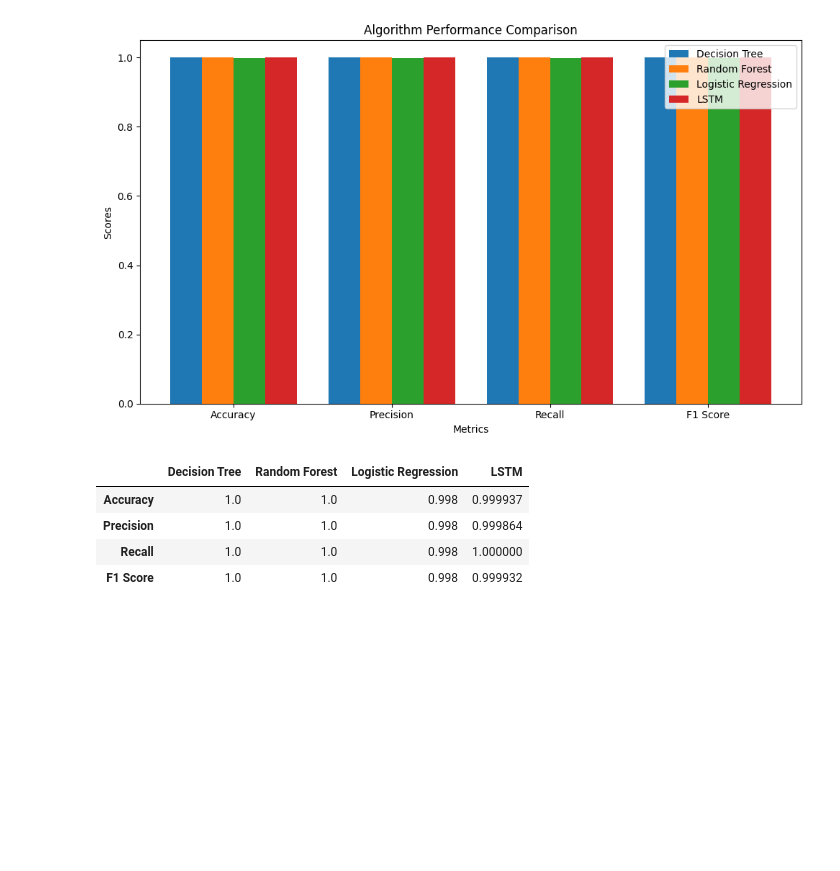
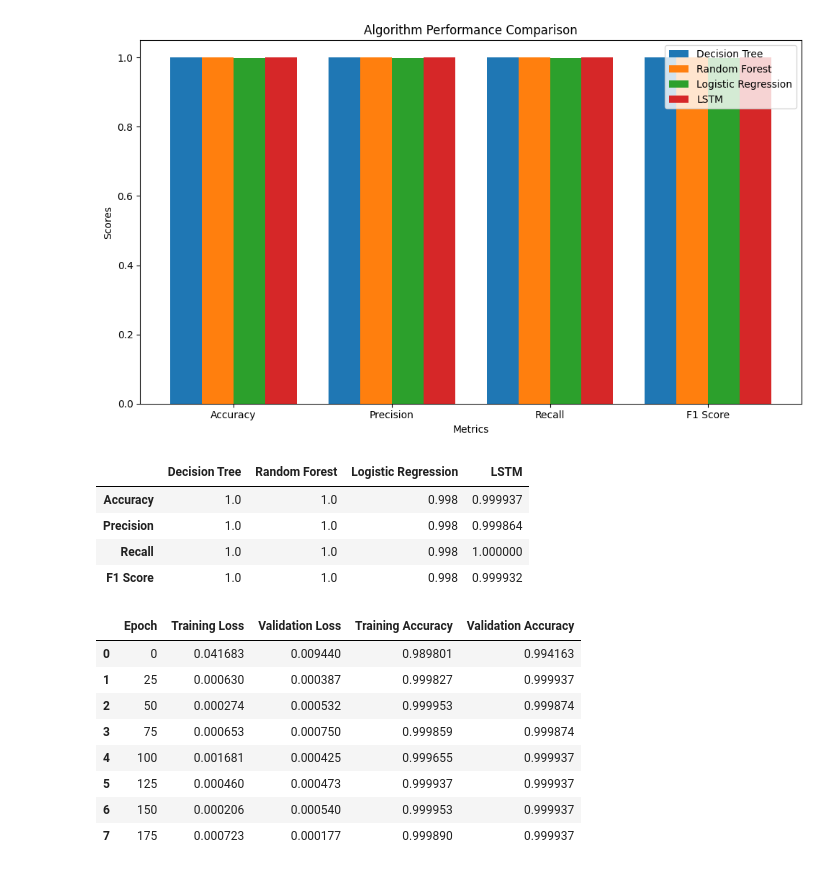
Before and after one commit to Yousinator/C2-ML-Detection-Framework, a Jupyter notebook: notebooks/modeling/emotet.ipynb, the cells around one changed output. Saved outputs shown, nothing was run; the diff lists cells and outputs as text; code cells hidden in the pictures; blank space fills up the shorter version.

```diff
--- a/notebooks/modeling/emotet.ipynb
+++ b/notebooks/modeling/emotet.ipynb
@@ -436,3 +436,27 @@ res_df
 | Precision | 1.0 | 1.0 | 0.998 | 0.999864 |
 | Recall | 1.0 | 1.0 | 0.998 | 1.000000 |
 | F1 Score | 1.0 | 1.0 | 0.998 | 0.999932 |
+# %%
+epoch_ticks = list(range(0, len(history.history["loss"]), 25))
+
+df_metrics = pd.DataFrame(
+    {
+        "Epoch": epoch_ticks,
+        "Training Loss": history.history["loss"][::25],
+        "Validation Loss": history.history["val_loss"][::25],
+        "Training Accuracy": history.history["accuracy"][::25],
+        "Validation Accuracy": history.history["val_accuracy"][::25],
+    }
+)
+
+df_metrics
+# %% [output]
+|  | Epoch | Training Loss | Validation Loss | Training Accuracy | Validation Accuracy |
+| 0 | 0 | 0.041683 | 0.009440 | 0.989801 | 0.994163 |
+| 1 | 25 | 0.000630 | 0.000387 | 0.999827 | 0.999937 |
+| 2 | 50 | 0.000274 | 0.000532 | 0.999953 | 0.999874 |
+| 3 | 75 | 0.000653 | 0.000750 | 0.999859 | 0.999874 |
+| 4 | 100 | 0.001681 | 0.000425 | 0.999655 | 0.999937 |
+| 5 | 125 | 0.000460 | 0.000473 | 0.999937 | 0.999937 |
+| 6 | 150 | 0.000206 | 0.000540 | 0.999953 | 0.999937 |
+| 7 | 175 | 0.000723 | 0.000177 | 0.999890 | 0.999937 |
```
Also changed, not shown: 2 other files.
